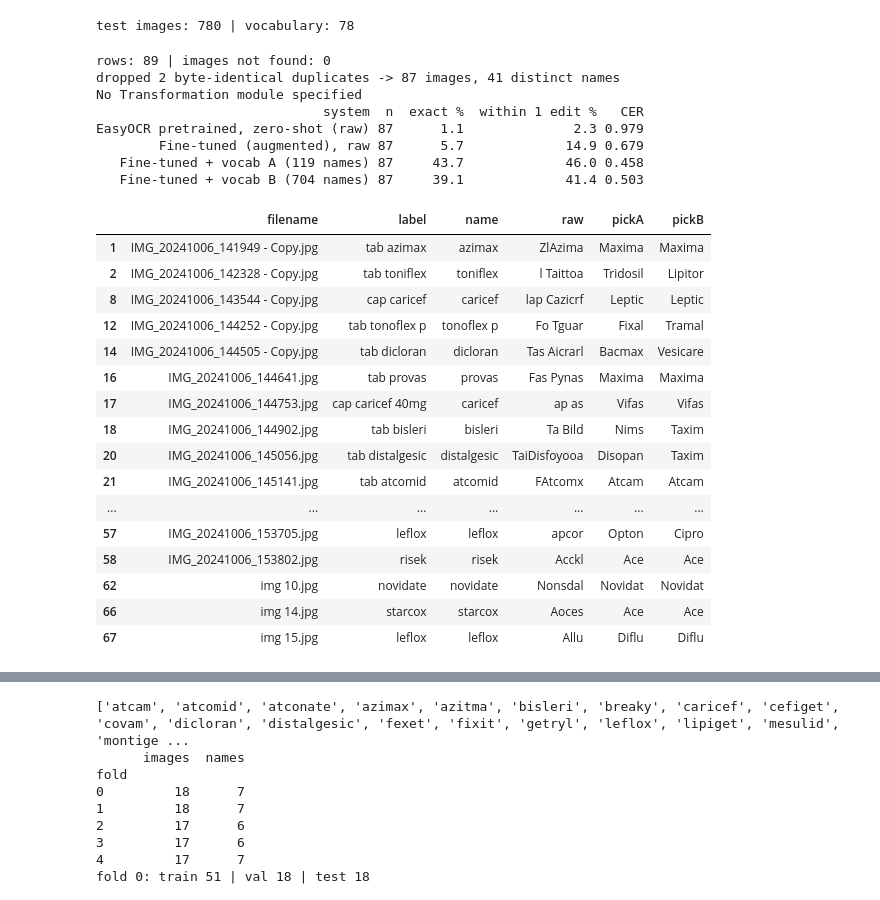
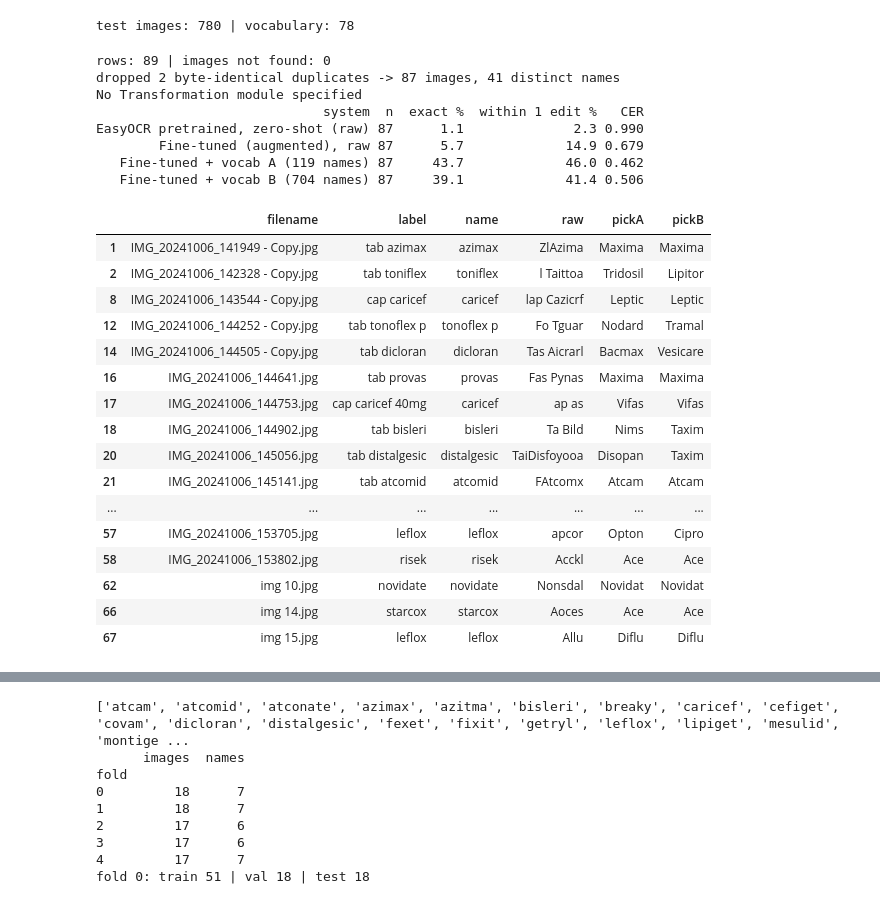
Before and after one commit to rogerwardrin/MediLens, a Jupyter notebook: medical-prescription-ocr/notebooks/03_external_data.ipynb, the cells around one changed output, grey strips where cells are left out. Drawn from its saved outputs; the diff is of its cells as text; code cells hidden in the pictures.

```diff
--- a/medical-prescription-ocr/notebooks/03_external_data.ipynb
+++ b/medical-prescription-ocr/notebooks/03_external_data.ipynb
@@ -136,6 +136,7 @@ for p in IMG_DIR.rglob("*"):
 df["path"] = df["filename"].map(lambda f: str(index[f]) if f in index else None)
 print("rows:", len(df), "| images not found:", df["path"].isna().sum())
 df = df.dropna(subset=["path"]).copy()
+df["label"] = df["label"].str.replace(r"(?i)\bna[\s\-]*dard\b", "Nodard", regex=True)
 
 def norm(s):
     s = s.lower().strip()
@@ -166,37 +167,37 @@ def add(rows, label, preds):
                  "CER": round(ed.sum() / L.sum(), 3)})
 
 rows = []
 reader = easyocr.Reader(["en"], gpu=True, verbose=False)
 add(rows, "EasyOCR pretrained, zero-shot (raw)", zero_shot(reader, paths))
 del reader; gc.collect(); torch.cuda.empty_cache()
 
 m = load_ft("medical_prescription_aug")
 raw, pickA = run(m, ft_converter, paths, vocabA)
 _, pickB = run(m, ft_converter, paths, vocabB)
 del m; gc.collect(); torch.cuda.empty_cache()
 add(rows, "Fine-tuned (augmented), raw", raw)
 add(rows, f"Fine-tuned + vocab A ({len(vocabA)} names)", pickA)
 add(rows, f"Fine-tuned + vocab B ({len(vocabB)} names)", pickB)
 print(pd.DataFrame(rows).to_string(index=False))
 
 out = df[["filename", "label", "name"]].copy()
 out["raw"], out["pickA"], out["pickB"] = raw, pickA, pickB
 out.to_csv(IMG_DIR.parent / "results_kaggle_doctorhw_per_image.csv", index=False)
 out[out["pickA"].str.lower() != out["name"]].head(40)
 # %% [output]
 rows: 89 | images not found: 0
 dropped 2 byte-identical duplicates -> 87 images, 41 distinct names
 No Transformation module specified
                              system  n  exact %  within 1 edit %   CER
-EasyOCR pretrained, zero-shot (raw) 87      1.1              2.3 0.979
+EasyOCR pretrained, zero-shot (raw) 87      1.1              2.3 0.990
         Fine-tuned (augmented), raw 87      5.7             14.9 0.679
-   Fine-tuned + vocab A (119 names) 87     43.7             46.0 0.458
-   Fine-tuned + vocab B (704 names) 87     39.1             41.4 0.503
+   Fine-tuned + vocab A (119 names) 87     43.7             46.0 0.462
+   Fine-tuned + vocab B (704 names) 87     39.1             41.4 0.506
 |  | filename | label | name | raw | pickA | pickB |
 | 1 | IMG_20241006_141949 - Copy.jpg | tab azimax | azimax | ZlAzima | Maxima | Maxima |
 | 2 | IMG_20241006_142328 - Copy.jpg | tab toniflex | toniflex | l Taittoa | Tridosil | Lipitor |
 | 8 | IMG_20241006_143544 - Copy.jpg | cap caricef | caricef | lap Cazicrf | Leptic | Leptic |
-| 12 | IMG_20241006_144252 - Copy.jpg | tab tonoflex p | tonoflex p | Fo Tguar | Fixal | Tramal |
+| 12 | IMG_20241006_144252 - Copy.jpg | tab tonoflex p | tonoflex p | Fo Tguar | Nodard | Tramal |
 | 14 | IMG_20241006_144505 - Copy.jpg | tab dicloran | dicloran | Tas Aicrarl | Bacmax | Vesicare |
 | 16 | IMG_20241006_144641.jpg | tab provas | provas | Fas Pynas | Maxima | Maxima |
 | 17 | IMG_20241006_144753.jpg | cap caricef 40mg | caricef | ap as | Vifas | Vifas |
```
Also changed, not shown: parts of 9 cells of this notebook, 6 other files.
